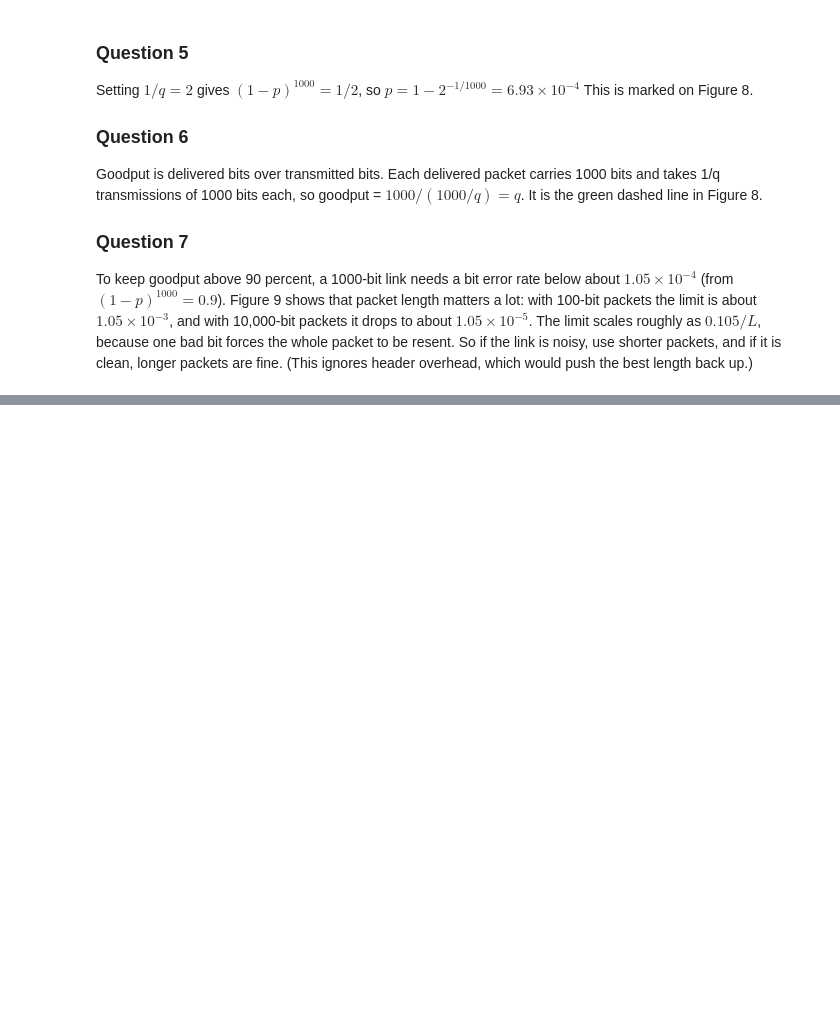
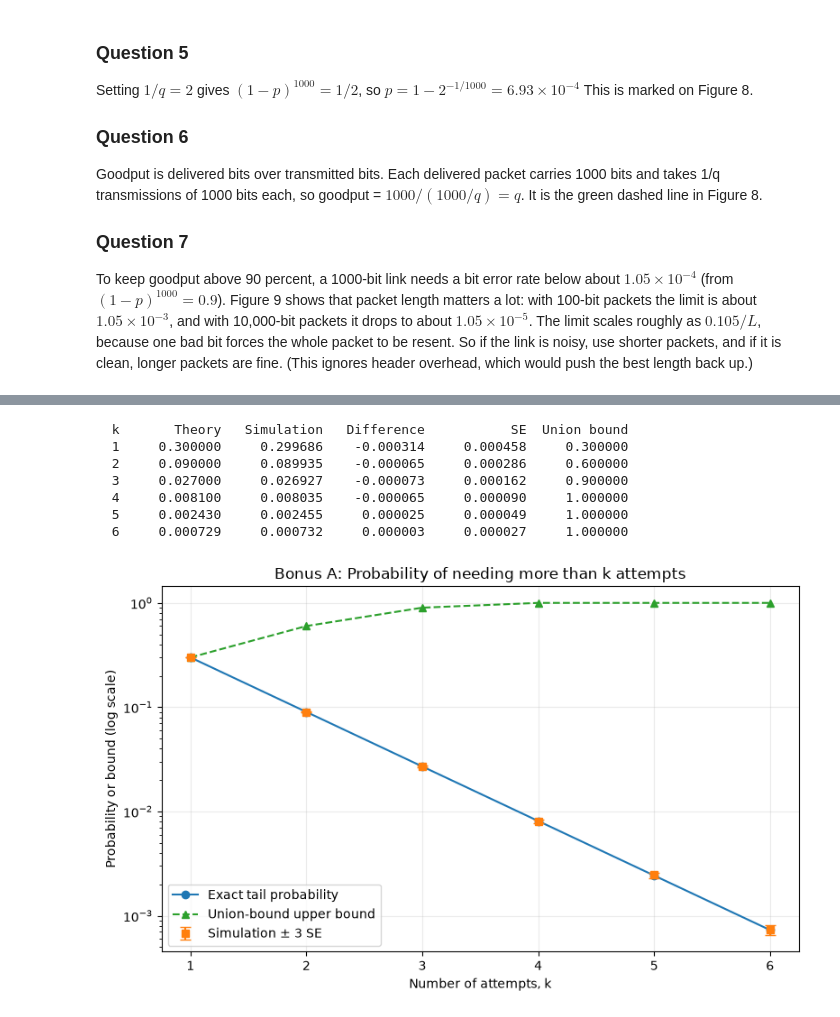
Before and after one commit to mariec-j/ECE3715-Stats-Repo, a Jupyter notebook: Mini-Project-1/mp1.ipynb, the cells around one changed output, grey strips where cells are left out. Cells and saved outputs as stored; diff of their text form; code cells hidden in the pictures; blank space fills up the shorter version.

```diff
--- a/Mini-Project-1/mp1.ipynb
+++ b/Mini-Project-1/mp1.ipynb
@@ -13,7 +13,7 @@ import math as mat
 
 SEED = 733634
 rng = np.random.default_rng(SEED)
-rng_1, rng_2, rng_3, rng_4, rng_5, rng_6, rng_7, rng_8 = rng.spawn(8)
+rng_1, rng_2, rng_3, rng_4, rng_5, rng_6, rng_7, rng_8, rng_bonusA, rng_bonusB = rng.spawn(10)
 # %% [markdown]
 ## Step 1: The sample space and the axioms
 # %% [markdown]
@@ -567,8 +567,8 @@ for i in range(p.size):
     print(f"K = {K[i]:<9.4f}| tail = {tail[i]:.12f}")
 
 def pmf_func(K, n_bits, p, lmbda):
-    bnm_pmf = sp.stats.binom.pmf(np.arange(0, K + 1), n_bits, p)
-    psn_pmf = sp.stats.poisson.pmf(np.arange(0, K + 1), lmbda)
+    bnm_pmf = stats.binom.pmf(np.arange(0, K + 1), n_bits, p)
+    psn_pmf = stats.poisson.pmf(np.arange(0, K + 1), lmbda)
     return bnm_pmf, psn_pmf
 bnm_pmf1, psn_pmf1 = pmf_func(K[0], n_bits, p[0], lmbda[0])
 bnm_pmf2, psn_pmf2 = pmf_func(K[1], n_bits, p[1], lmbda[1])
@@ -1257,0 +1293,66 @@ This is marked on Figure 8.
+# %%
+# Bonus A
+
+qA = 0.7
+NA = 1_000_000
+kA = np.arange(1, 7)
+
+attemptsA = ml.attempts_until_clean(
+    NA, qA, rng_bonusA
+)
+
+exactA = (1 - qA)**kA
+empiricalA = np.array([
+    np.mean(attemptsA > k) for k in kA
+])
+
+seA = np.sqrt(exactA * (1 - exactA) / NA)
+union_boundA = np.minimum(1, kA * (1 - qA))
+
+print(
+    f"{'k':>3} {'Theory':>12} {'Simulation':>12} "
+    f"{'Difference':>12} {'SE':>12} {'Union bound':>12}"
+)
+
+for k, theory, estimate, se, bound in zip(
+    kA, exactA, empiricalA, seA, union_boundA
+):
+    print(
+        f"{k:3d} {theory:12.6f} {estimate:12.6f} "
+        f"{estimate-theory:12.6f} {se:12.6f} {bound:12.6f}"
+    )
+
+with plt.style.context("default"):
+    figA, axA = plt.subplots(figsize=(8, 5))
+
+    axA.plot(kA, exactA, "o-", label="Exact tail probability")
+
+    axA.errorbar(
+        kA, empiricalA, yerr=3*seA,
+        fmt="s", capsize=4,
+        label="Simulation ± 3 SE"
+    )
+
+    axA.plot(
+        kA, union_boundA, "^--",
+        label="Union-bound upper bound"
+    )
+
+    axA.set_yscale("log")
+    axA.set_xlabel("Number of attempts, k")
+    axA.set_ylabel("Probability or bound (log scale)")
+    axA.set_title("Bonus A: Probability of needing more than k attempts")
+    axA.set_xticks(kA)
+    axA.legend()
+    axA.grid(alpha=0.25)
+    figA.tight_layout()
+    plt.show()
+# %% [output]
+  k       Theory   Simulation   Difference           SE  Union bound
+  1     0.300000     0.299686    -0.000314     0.000458     0.300000
+  2     0.090000     0.089935    -0.000065     0.000286     0.600000
+  3     0.027000     0.026927    -0.000073     0.000162     0.900000
+  4     0.008100     0.008035    -0.000065     0.000090     1.000000
+  5     0.002430     0.002455     0.000025     0.000049     1.000000
+  6     0.000729     0.000732     0.000003     0.000027     1.000000
+[figure, added]
```
Also changed, not shown: parts of 8 cells of this notebook, 1 other file.
